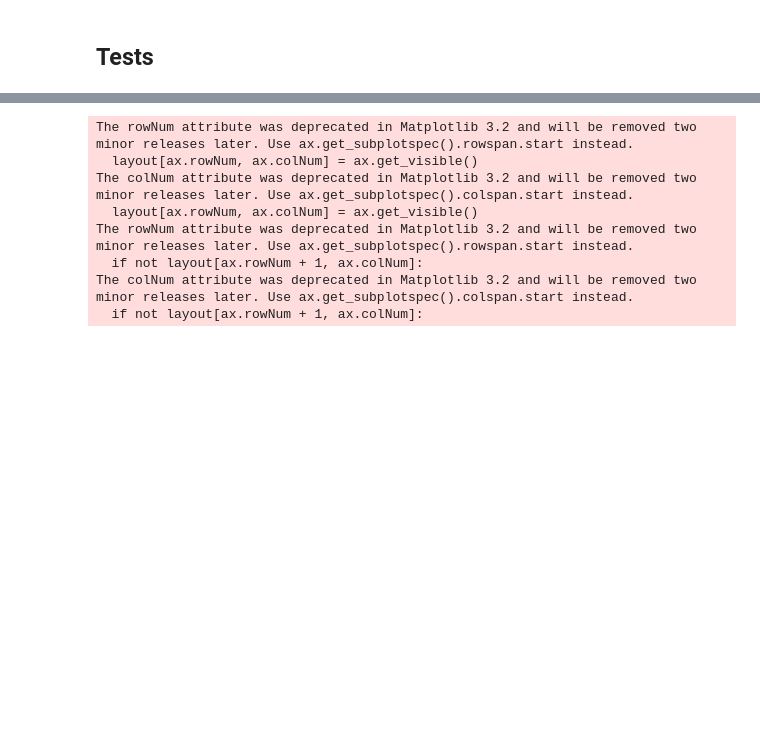
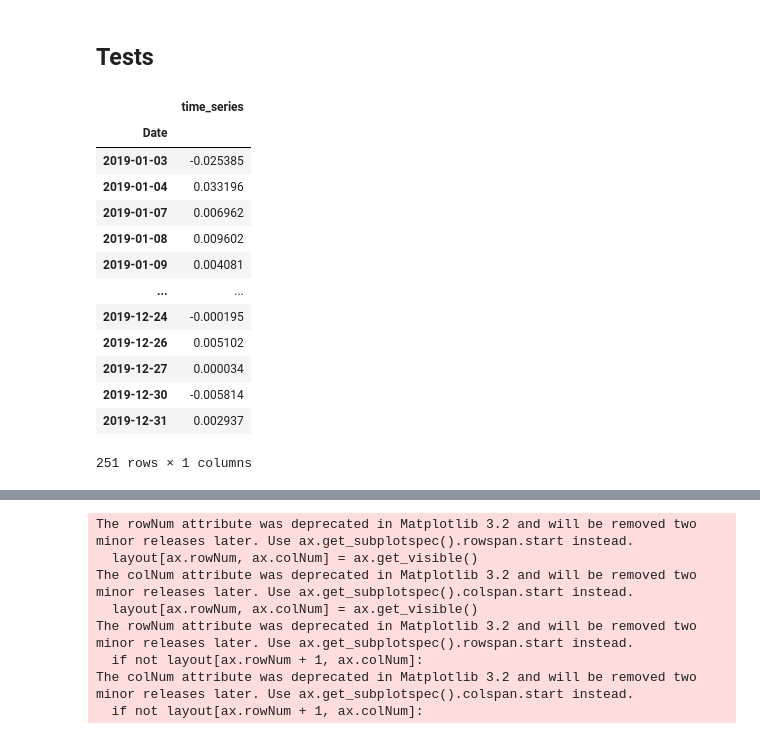
Before and after one commit to giotto-ai/giotto-time, a Jupyter notebook: examples/plots_test.ipynb, the cells around one changed output, grey strips where cells are left out. Saved outputs shown, nothing was run; the diff lists cells and outputs as text; code cells hidden in the pictures; blank space fills up the shorter version.

```diff
--- a/examples/plots_test.ipynb
+++ b/examples/plots_test.ipynb
@@ -346,0 +354,17 @@ season_ts(period_index_time_series.resample('M').last().fillna(method='ffill'),
+# %%
+returns.dropna()
+# %% [output]
+|  | time_series |
+| Date |  |
+| 2019-01-03 | -0.025385 |
+| 2019-01-04 | 0.033196 |
+| 2019-01-07 | 0.006962 |
+| 2019-01-08 | 0.009602 |
+| 2019-01-09 | 0.004081 |
+| ... | ... |
+| 2019-12-24 | -0.000195 |
+| 2019-12-26 | 0.005102 |
+| 2019-12-27 | 0.000034 |
+| 2019-12-30 | -0.005814 |
+| 2019-12-31 | 0.002937 |
+251 rows × 1 columns
```
Also changed, not shown: parts of 4 cells of this notebook, 4 other files.
